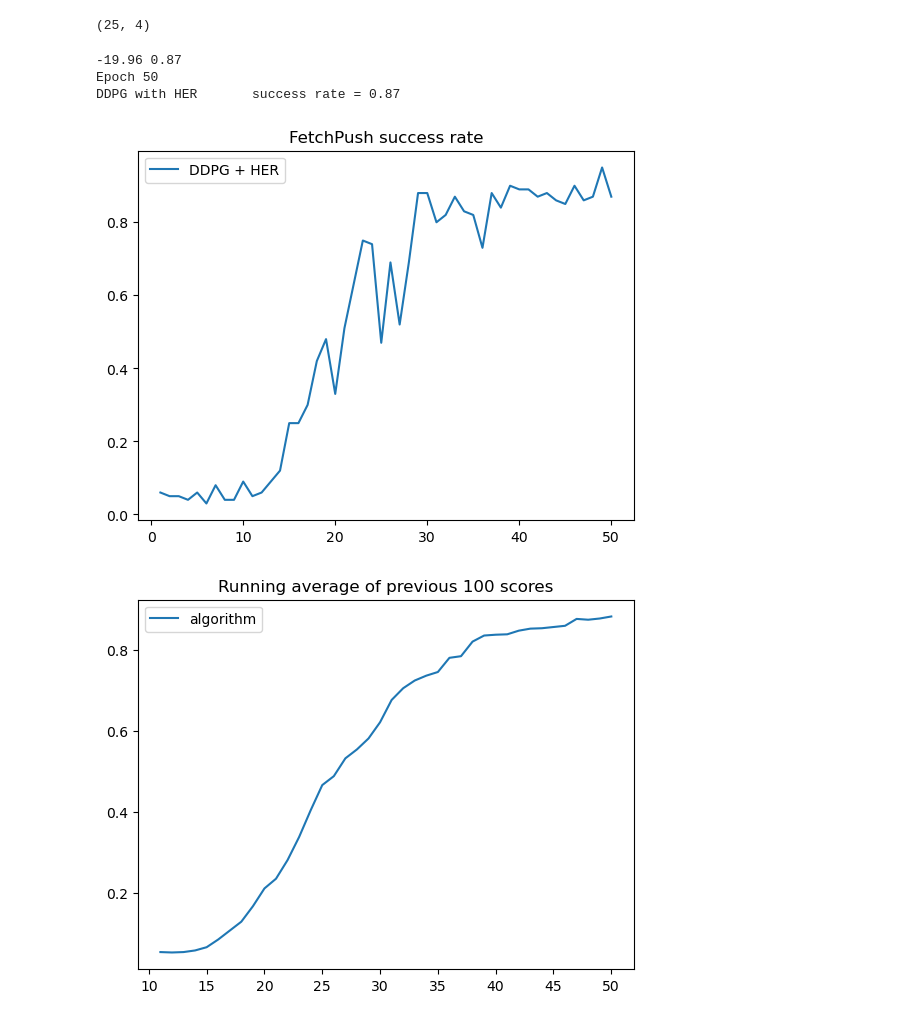
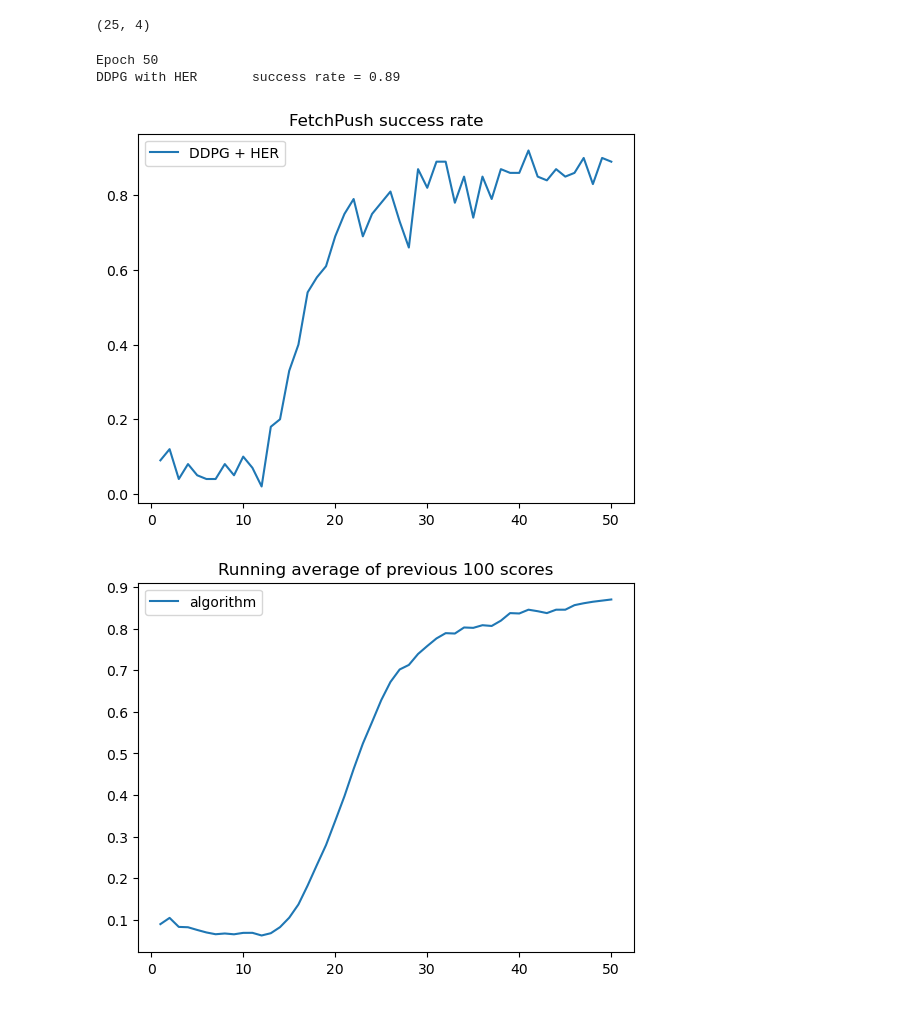
Before and after one commit to euskov17/HindsightExperienceReplay, a Jupyter notebook: experiments/SAC_FetchPush.ipynb, the cells around one changed output. Drawn from its saved outputs; the diff is of its cells as text; code cells hidden in the pictures.

```diff
--- a/experiments/SAC_FetchPush.ipynb
+++ b/experiments/SAC_FetchPush.ipynb
@@ -44,29 +44,28 @@ agent = SoftActorCritic(state_dim + goal_dim, actions_dim,
 replay_buffer = ReplayBuffer(int(1e6))
 player = Player(env, agent, replay_buffer)
 # %%
-epsilon = .3
+epsilon = 0.0
 for epoch in range(epochs):
     for iter in tqdm(range(epoch_iters)):
         score, success = player.play_and_record(epsilon=epsilon, num_episodes=16)
         batch_size = 1024
         player.update_agent(batch_size=batch_size)
 
 
     score, success_rate = player.play_test(n_tests=100)
     success_history.append(success_rate)
     plot_learning_curve(success_history, name="DDPG + HER", title="FetchPush success rate")
 
     print(f"Epoch {len(success_history)}")
     print(f"DDPG with HER       success rate = {success_rate}")
     plt.show()
 # %% [output]
--19.96 0.87
 Epoch 50
-DDPG with HER       success rate = 0.87
+DDPG with HER       success rate = 0.89
-[figure, old version]
+[figure, new version]
 # %%
-plot_learning_curve([np.mean(success_history[i-10:i]) for i in range(len(success_history))])
+plot_learning_curve(success_history, running=True, running_steps=10)
 plt.savefig('../graphics/sac_fetchpush.png')
 plt.show()
 # %% [output]
-[figure, old version]
+[figure, new version]
```
Also changed, not shown: 1 other file.
